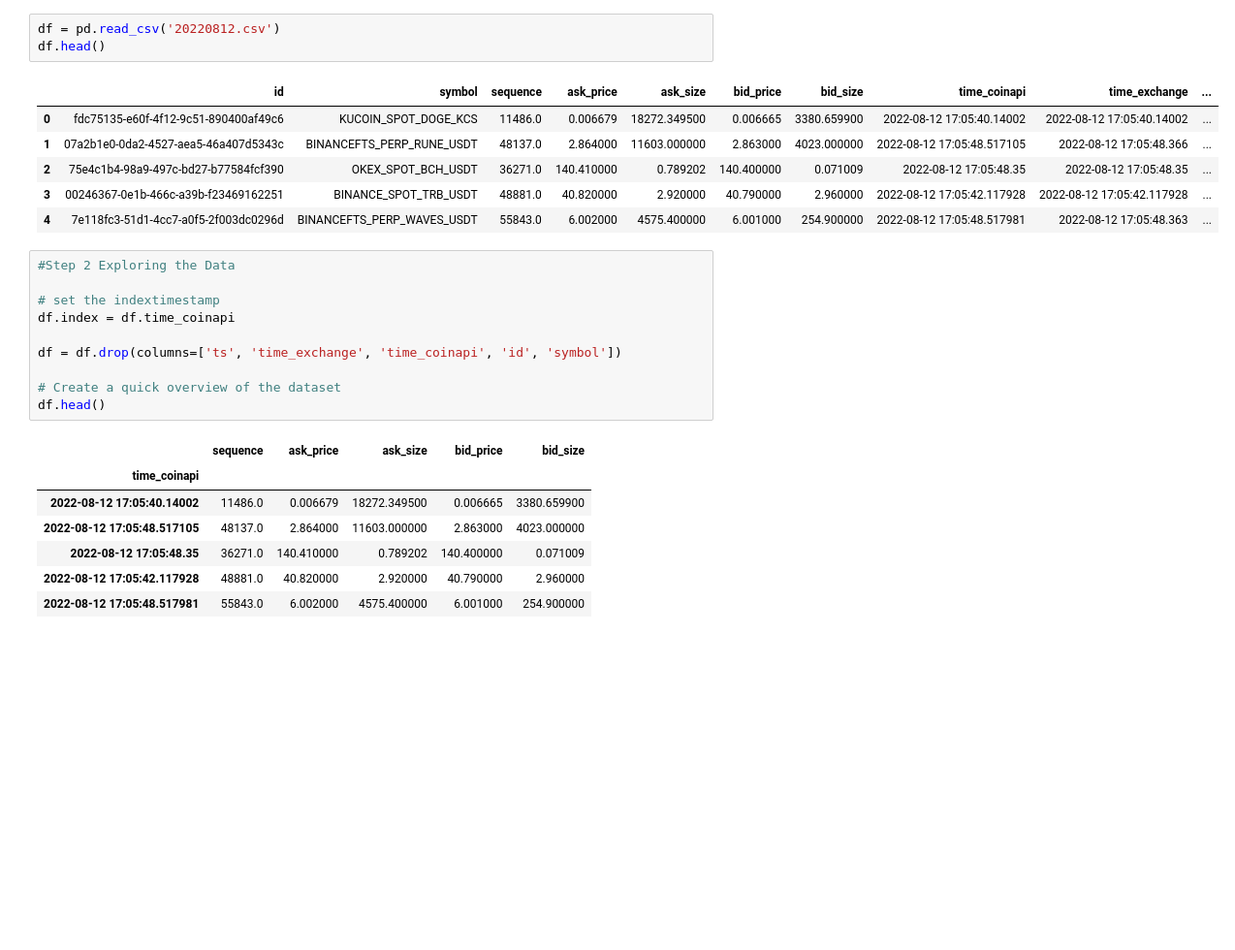
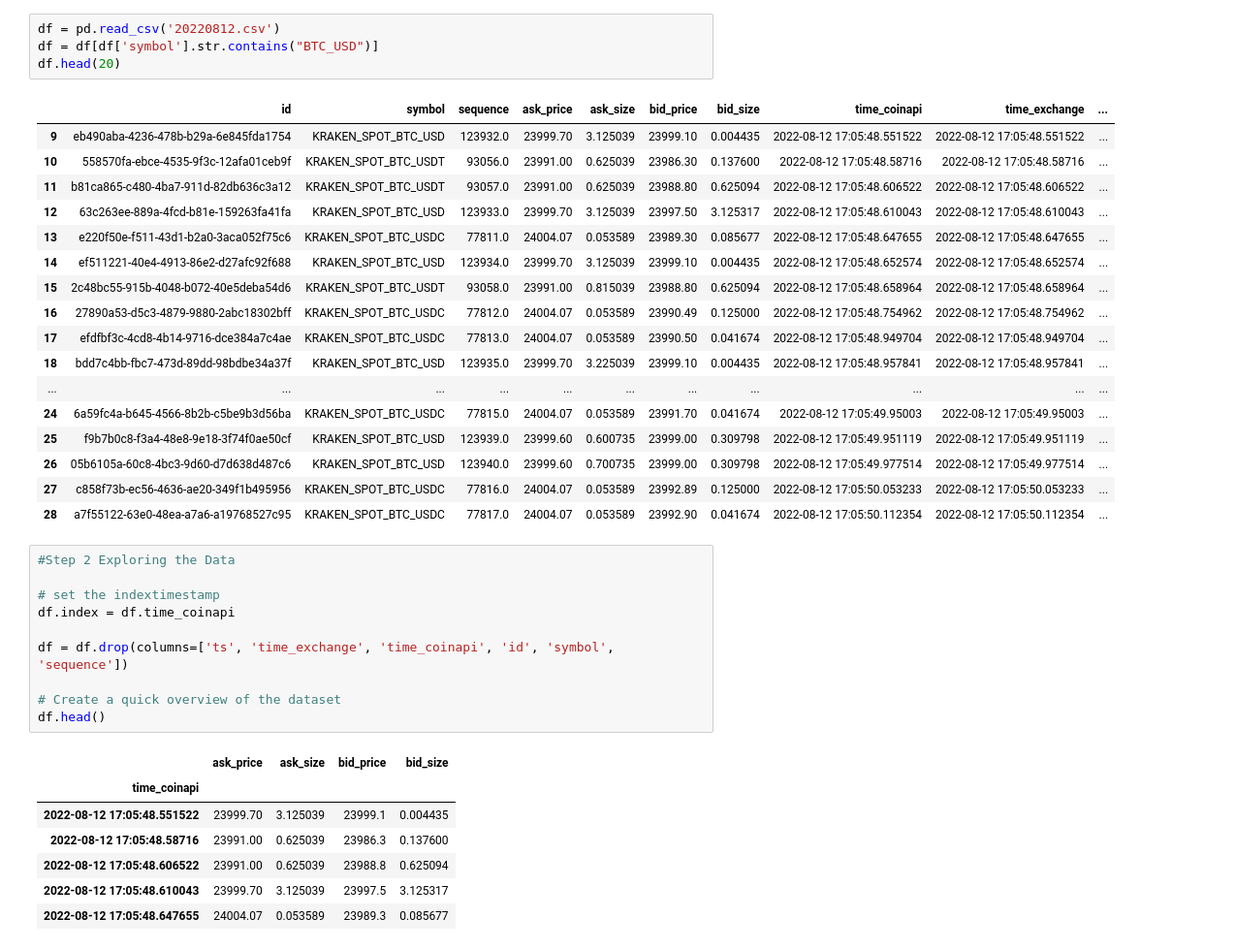
Before and after one commit to toksdprogrammer1/crypto-prediction, a Jupyter notebook: jupyterNotebook/crypto-prediction-oder-book.ipynb, the cells around one changed output. Shown at 97% size. Saved outputs shown, nothing was run; the diff lists cells and outputs as text; blank space fills up the shorter version.

```diff
--- a/jupyterNotebook/crypto-prediction-oder-book.ipynb
+++ b/jupyterNotebook/crypto-prediction-oder-book.ipynb
@@ -29,32 +34,44 @@ Tensorflow Version: 2.9.1
 Num GPUs: 0
 # %%
 df = pd.read_csv('20220812.csv')
-df.head()
+df = df[df['symbol'].str.contains("BTC_USD")]
+df.head(20)
 # %% [output]
 |  | id | symbol | sequence | ask_price | ask_size | bid_price | bid_size | time_coinapi | time_exchange | ... |
-| 0 | fdc75135-e60f-4f12-9c51-890400af49c6 | KUCOIN_SPOT_DOGE_KCS | 11486.0 | 0.006679 | 18272.349500 | 0.006665 | 3380.659900 | 2022-08-12 17:05:40.14002 | 2022-08-12 17:05:40.14002 | ... |
-| 1 | 07a2b1e0-0da2-4527-aea5-46a407d5343c | BINANCEFTS_PERP_RUNE_USDT | 48137.0 | 2.864000 | 11603.000000 | 2.863000 | 4023.000000 | 2022-08-12 17:05:48.517105 | 2022-08-12 17:05:48.366 | ... |
-| 2 | 75e4c1b4-98a9-497c-bd27-b77584fcf390 | OKEX_SPOT_BCH_USDT | 36271.0 | 140.410000 | 0.789202 | 140.400000 | 0.071009 | 2022-08-12 17:05:48.35 | 2022-08-12 17:05:48.35 | ... |
-| 3 | 00246367-0e1b-466c-a39b-f23469162251 | BINANCE_SPOT_TRB_USDT | 48881.0 | 40.820000 | 2.920000 | 40.790000 | 2.960000 | 2022-08-12 17:05:42.117928 | 2022-08-12 17:05:42.117928 | ... |
-| 4 | 7e118fc3-51d1-4cc7-a0f5-2f003dc0296d | BINANCEFTS_PERP_WAVES_USDT | 55843.0 | 6.002000 | 4575.400000 | 6.001000 | 254.900000 | 2022-08-12 17:05:48.517981 | 2022-08-12 17:05:48.363 | ... |
+| 9 | eb490aba-4236-478b-b29a-6e845fda1754 | KRAKEN_SPOT_BTC_USD | 123932.0 | 23999.70 | 3.125039 | 23999.10 | 0.004435 | 2022-08-12 17:05:48.551522 | 2022-08-12 17:05:48.551522 | ... |
+| 10 | 558570fa-ebce-4535-9f3c-12afa01ceb9f | KRAKEN_SPOT_BTC_USDT | 93056.0 | 23991.00 | 0.625039 | 23986.30 | 0.137600 | 2022-08-12 17:05:48.58716 | 2022-08-12 17:05:48.58716 | ... |
+| 11 | b81ca865-c480-4ba7-911d-82db636c3a12 | KRAKEN_SPOT_BTC_USDT | 93057.0 | 23991.00 | 0.625039 | 23988.80 | 0.625094 | 2022-08-12 17:05:48.606522 | 2022-08-12 17:05:48.606522 | ... |
+| 12 | 63c263ee-889a-4fcd-b81e-159263fa41fa | KRAKEN_SPOT_BTC_USD | 123933.0 | 23999.70 | 3.125039 | 23997.50 | 3.125317 | 2022-08-12 17:05:48.610043 | 2022-08-12 17:05:48.610043 | ... |
+| 13 | e220f50e-f511-43d1-b2a0-3aca052f75c6 | KRAKEN_SPOT_BTC_USDC | 77811.0 | 24004.07 | 0.053589 | 23989.30 | 0.085677 | 2022-08-12 17:05:48.647655 | 2022-08-12 17:05:48.647655 | ... |
+| 14 | ef511221-40e4-4913-86e2-d27afc92f688 | KRAKEN_SPOT_BTC_USD | 123934.0 | 23999.70 | 3.125039 | 23999.10 | 0.004435 | 2022-08-12 17:05:48.652574 | 2022-08-12 17:05:48.652574 | ... |
+| 15 | 2c48bc55-915b-4048-b072-40e5deba54d6 | KRAKEN_SPOT_BTC_USDT | 93058.0 | 23991.00 | 0.815039 | 23988.80 | 0.625094 | 2022-08-12 17:05:48.658964 | 2022-08-12 17:05:48.658964 | ... |
+| 16 | 27890a53-d5c3-4879-9880-2abc18302bff | KRAKEN_SPOT_BTC_USDC | 77812.0 | 24004.07 | 0.053589 | 23990.49 | 0.125000 | 2022-08-12 17:05:48.754962 | 2022-08-12 17:05:48.754962 | ... |
+| 17 | efdfbf3c-4cd8-4b14-9716-dce384a7c4ae | KRAKEN_SPOT_BTC_USDC | 77813.0 | 24004.07 | 0.053589 | 23990.50 | 0.041674 | 2022-08-12 17:05:48.949704 | 2022-08-12 17:05:48.949704 | ... |
+| 18 | bdd7c4bb-fbc7-473d-89dd-98bdbe34a37f | KRAKEN_SPOT_BTC_USD | 123935.0 | 23999.70 | 3.225039 | 23999.10 | 0.004435 | 2022-08-12 17:05:48.957841 | 2022-08-12 17:05:48.957841 | ... |
+| ... | ... | ... | ... | ... | ... | ... | ... | ... | ... | ... |
+| 24 | 6a59fc4a-b645-4566-8b2b-c5be9b3d56ba | KRAKEN_SPOT_BTC_USDC | 77815.0 | 24004.07 | 0.053589 | 23991.70 | 0.041674 | 2022-08-12 17:05:49.95003 | 2022-08-12 17:05:49.95003 | ... |
+| 25 | f9b7b0c8-f3a4-48e8-9e18-3f74f0ae50cf | KRAKEN_SPOT_BTC_USD | 123939.0 | 23999.60 | 0.600735 | 23999.00 | 0.309798 | 2022-08-12 17:05:49.951119 | 2022-08-12 17:05:49.951119 | ... |
+| 26 | 05b6105a-60c8-4bc3-9d60-d7d638d487c6 | KRAKEN_SPOT_BTC_USD | 123940.0 | 23999.60 | 0.700735 | 23999.00 | 0.309798 | 2022-08-12 17:05:49.977514 | 2022-08-12 17:05:49.977514 | ... |
+| 27 | c858f73b-ec56-4636-ae20-349f1b495956 | KRAKEN_SPOT_BTC_USDC | 77816.0 | 24004.07 | 0.053589 | 23992.89 | 0.125000 | 2022-08-12 17:05:50.053233 | 2022-08-12 17:05:50.053233 | ... |
+| 28 | a7f55122-63e0-48ea-a7a6-a19768527c95 | KRAKEN_SPOT_BTC_USDC | 77817.0 | 24004.07 | 0.053589 | 23992.90 | 0.041674 | 2022-08-12 17:05:50.112354 | 2022-08-12 17:05:50.112354 | ... |
 # %%
 #Step 2 Exploring the Data
 
 # set the indextimestamp
 df.index = df.time_coinapi
 
-df = df.drop(columns=['ts', 'time_exchange', 'time_coinapi', 'id', 'symbol'])
+df = df.drop(columns=['ts', 'time_exchange', 'time_coinapi', 'id', 'symbol', 'sequence'])
 
 # Create a quick overview of the dataset
 df.head()
 # %% [output]
-|  | sequence | ask_price | ask_size | bid_price | bid_size |
-| time_coinapi |  |  |  |  |  |
-| 2022-08-12 17:05:40.14002 | 11486.0 | 0.006679 | 18272.349500 | 0.006665 | 3380.659900 |
-| 2022-08-12 17:05:48.517105 | 48137.0 | 2.864000 | 11603.000000 | 2.863000 | 4023.000000 |
-| 2022-08-12 17:05:48.35 | 36271.0 | 140.410000 | 0.789202 | 140.400000 | 0.071009 |
-| 2022-08-12 17:05:42.117928 | 48881.0 | 40.820000 | 2.920000 | 40.790000 | 2.960000 |
-| 2022-08-12 17:05:48.517981 | 55843.0 | 6.002000 | 4575.400000 | 6.001000 | 254.900000 |
+|  | ask_price | ask_size | bid_price | bid_size |
+| time_coinapi |  |  |  |  |
+| 2022-08-12 17:05:48.551522 | 23999.70 | 3.125039 | 23999.1 | 0.004435 |
+| 2022-08-12 17:05:48.58716 | 23991.00 | 0.625039 | 23986.3 | 0.137600 |
+| 2022-08-12 17:05:48.606522 | 23991.00 | 0.625039 | 23988.8 | 0.625094 |
+| 2022-08-12 17:05:48.610043 | 23999.70 | 3.125039 | 23997.5 | 3.125317 |
+| 2022-08-12 17:05:48.647655 | 24004.07 | 0.053589 | 23989.3 | 0.085677 |
 # %%
 #Step 3 Preprocessing and Feature Selection
 
```
Also changed, not shown: parts of 9 cells of this notebook.
